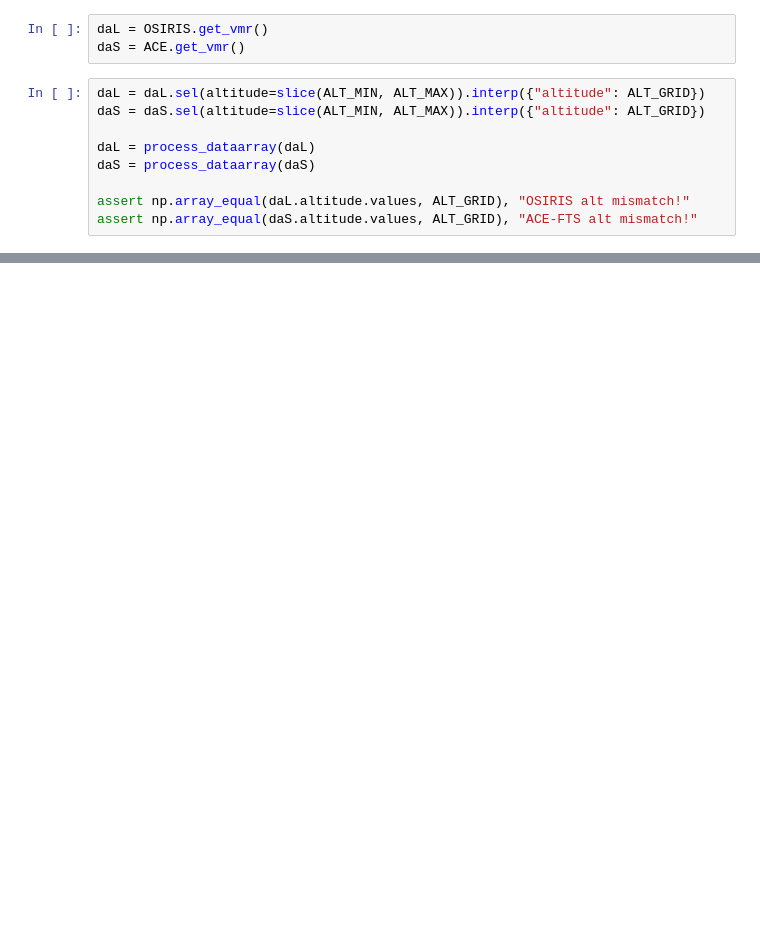
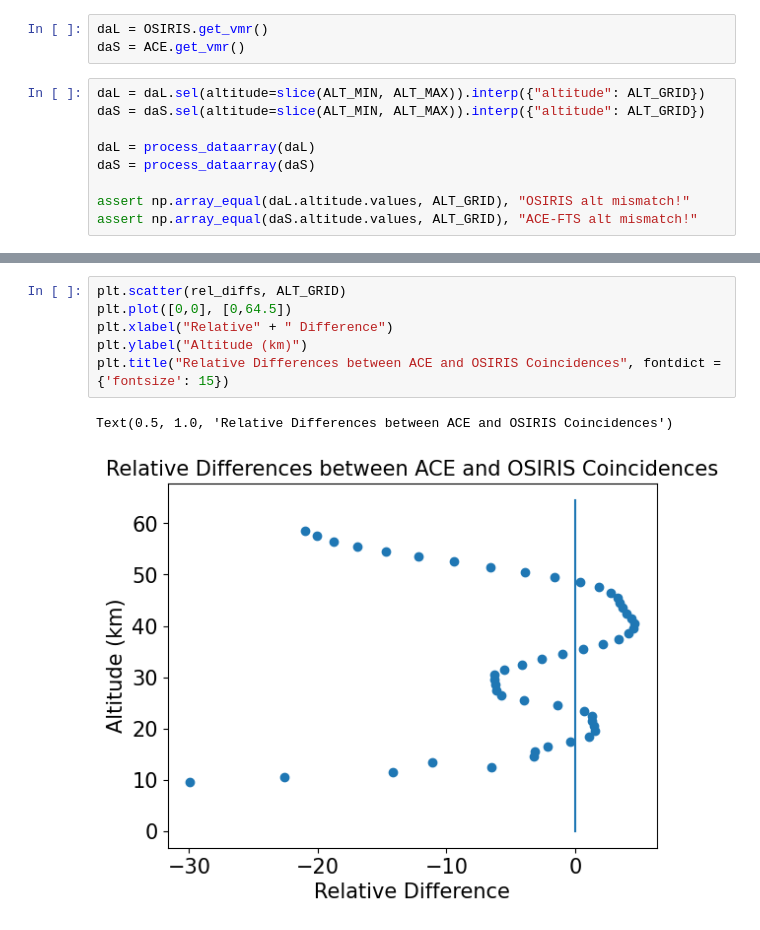
Before and after one commit to Sallamsaka/ozone-measurement-comparison, a Jupyter notebook: profile comparisons.ipynb, the cells around one changed output, grey strips where cells are left out. Cells and saved outputs as stored; diff of their text form; blank space fills up the shorter version.

```diff
--- a/profile comparisons.ipynb
+++ b/profile comparisons.ipynb
@@ -216,0 +213,9 @@ plt.plot([0,64.5],[0,0])
+# %%
+plt.scatter(rel_diffs, ALT_GRID)
+plt.plot([0,0], [0,64.5])
+plt.xlabel("Relative" + " Difference")
+plt.ylabel("Altitude (km)")
+plt.title("Relative Differences between ACE and OSIRIS Coincidences", fontdict = {'fontsize': 15})
+# %% [output]
+Text(0.5, 1.0, 'Relative Differences between ACE and OSIRIS Coincidences')
+[figure, added]
```
Also changed, not shown: parts of 14 cells of this notebook, 1 other file.
